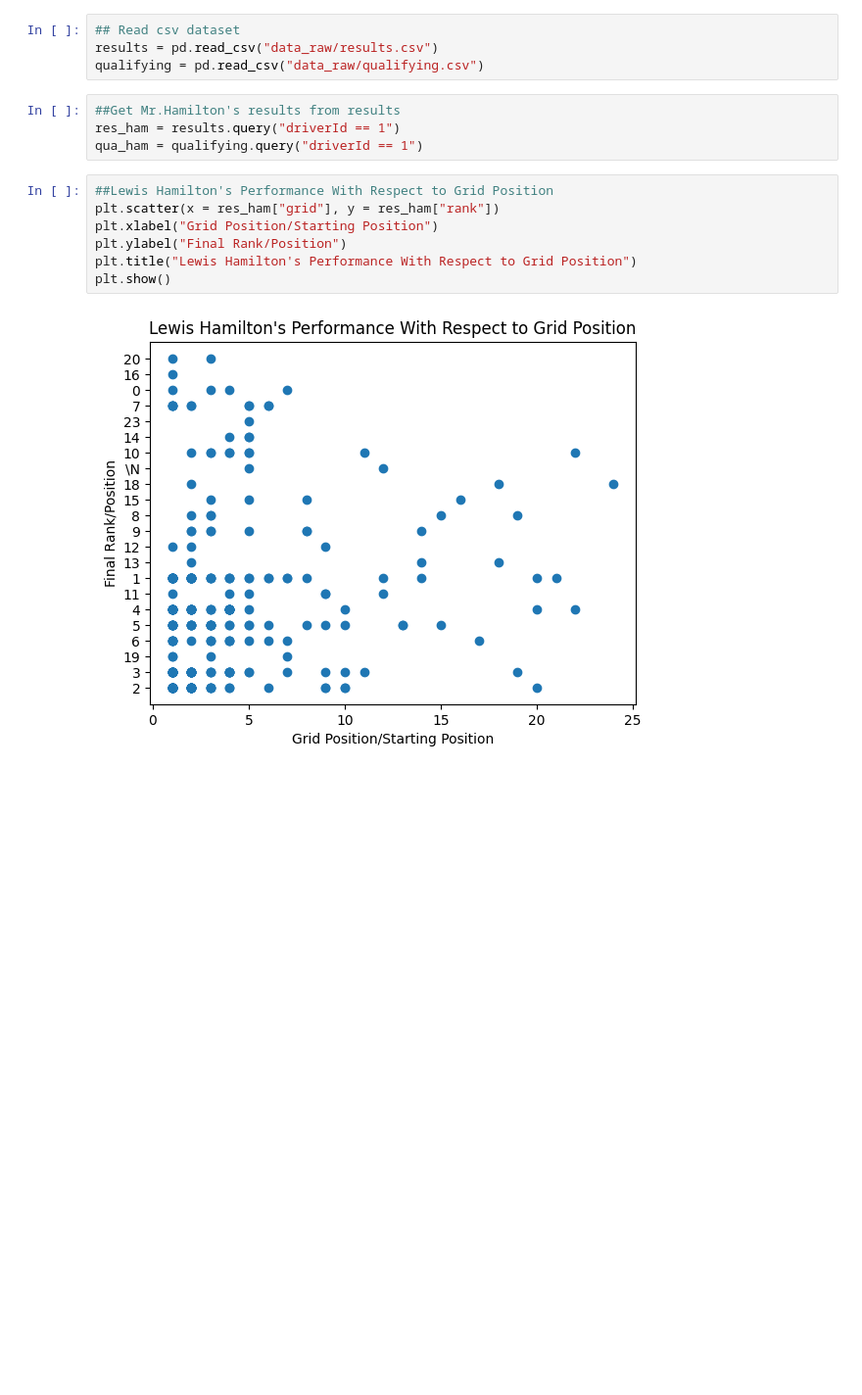
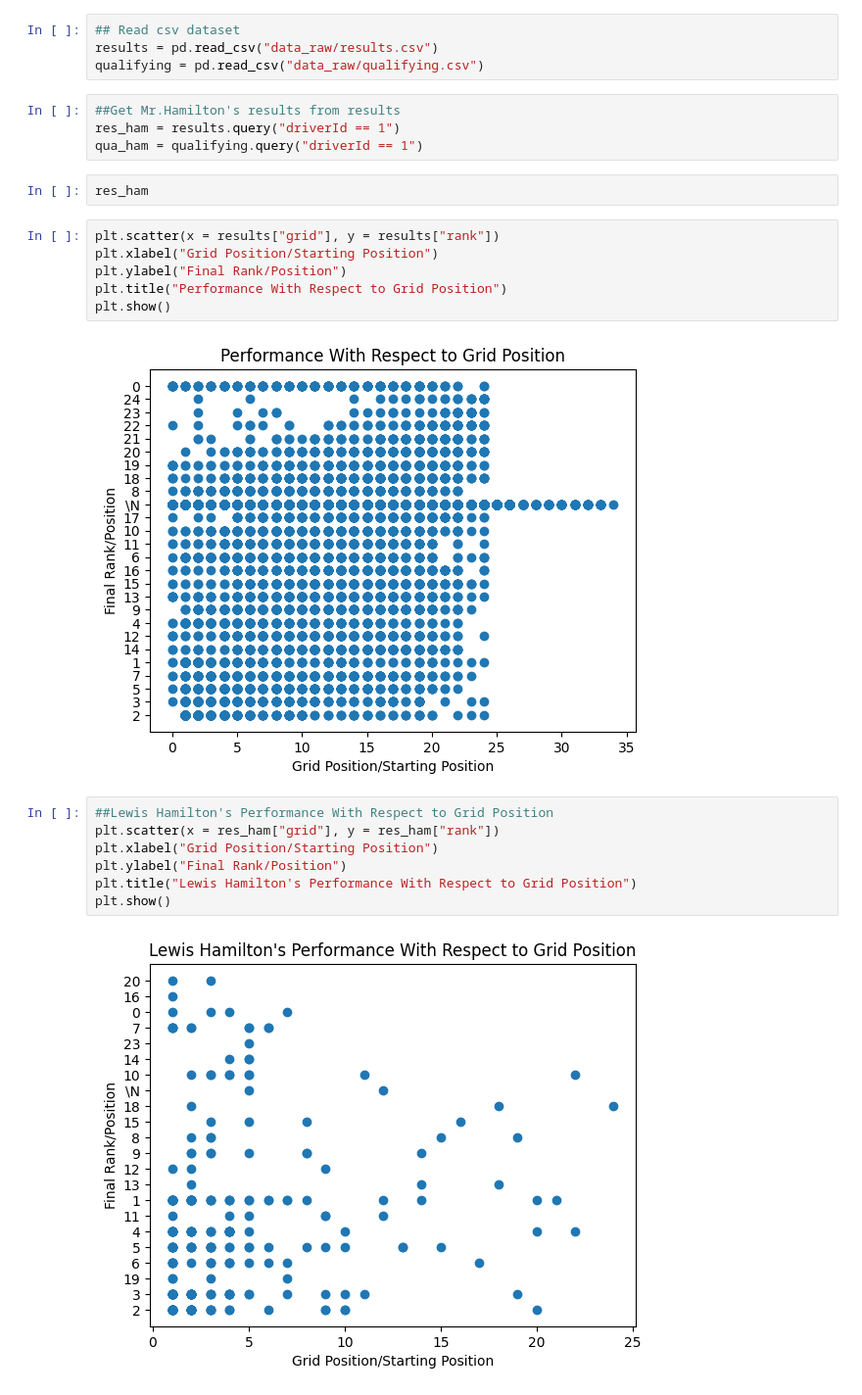
Before and after one commit to JunyiZhou-Conny/F1-Score-Prediction, a Jupyter notebook: Analysis of Hamilton.ipynb, the cells around one changed output. Shown: that part at 98% size. Saved outputs shown, nothing was run; the diff lists cells and outputs as text; blank space fills up the shorter version.

```diff
--- a/Analysis of Hamilton.ipynb
+++ b/Analysis of Hamilton.ipynb
@@ -23,6 +23,16 @@ qualifying = pd.read_csv("data_raw/qualifying.csv")
 ##Get Mr.Hamilton's results from results
 res_ham = results.query("driverId == 1")
 qua_ham = qualifying.query("driverId == 1")
+# %%
+res_ham
+# %%
+plt.scatter(x = results["grid"], y = results["rank"])
+plt.xlabel("Grid Position/Starting Position")
+plt.ylabel("Final Rank/Position")
+plt.title("Performance With Respect to Grid Position")
+plt.show()
+# %% [output]
+[figure, added]
 # %%
 ##Lewis Hamilton's Performance With Respect to Grid Position
 plt.scatter(x = res_ham["grid"], y = res_ham["rank"])
```
Also changed, not shown: parts of 1 cell of this notebook.
